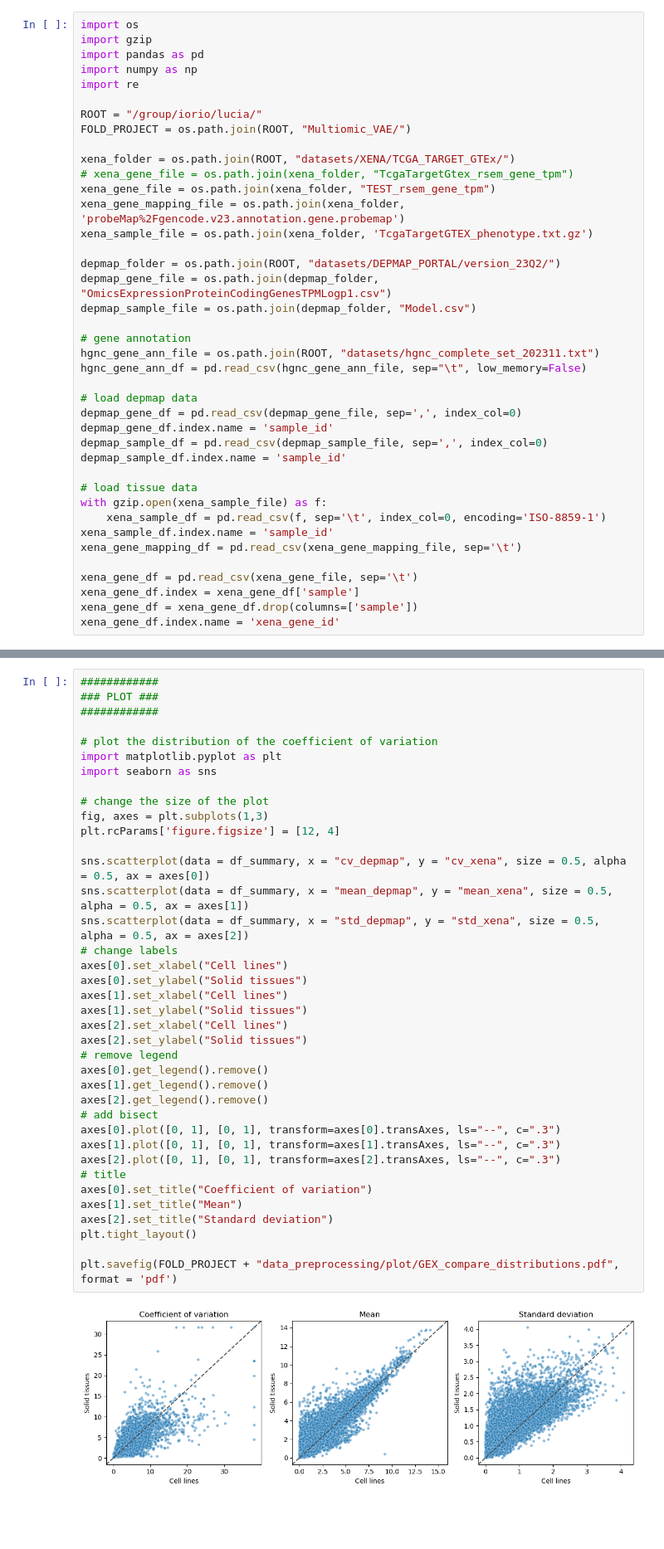
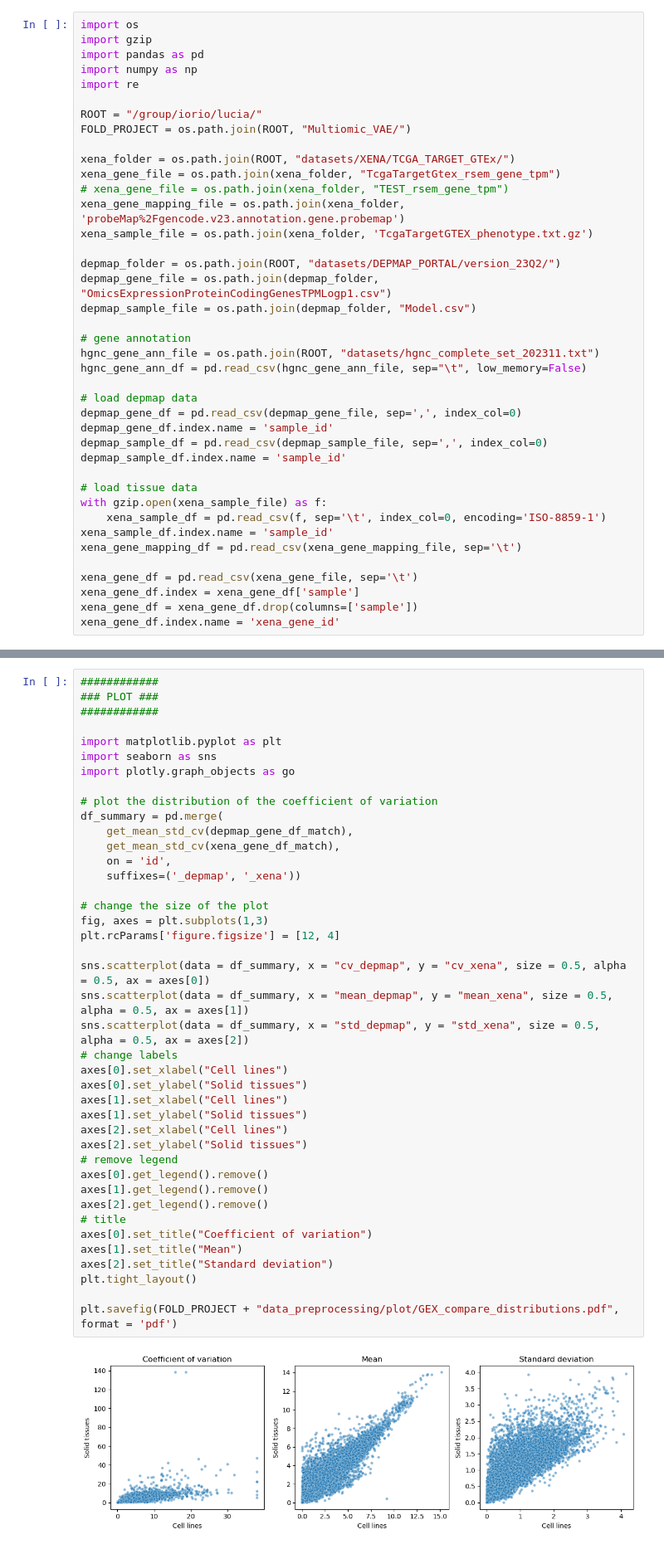
Before and after one commit to luciat-92/Multiomic_VAE, a Jupyter notebook: data/preprocessing.ipynb, the cells around one changed output, grey strips where cells are left out. Shown at 83% size. Saved outputs shown, nothing was run; the diff lists cells and outputs as text; blank space fills up the shorter version.

```diff
--- a/data/preprocessing.ipynb
+++ b/data/preprocessing.ipynb
@@ -9,8 +9,8 @@ ROOT = "/group/iorio/lucia/"
 FOLD_PROJECT = os.path.join(ROOT, "Multiomic_VAE/")
 
 xena_folder = os.path.join(ROOT, "datasets/XENA/TCGA_TARGET_GTEx/")
-# xena_gene_file = os.path.join(xena_folder, "TcgaTargetGtex_rsem_gene_tpm")
-xena_gene_file = os.path.join(xena_folder, "TEST_rsem_gene_tpm")
+xena_gene_file = os.path.join(xena_folder, "TcgaTargetGtex_rsem_gene_tpm")
+# xena_gene_file = os.path.join(xena_folder, "TEST_rsem_gene_tpm")
 xena_gene_mapping_file = os.path.join(xena_folder, 'probeMap%2Fgencode.v23.annotation.gene.probemap')
 xena_sample_file = os.path.join(xena_folder, 'TcgaTargetGTEX_phenotype.txt.gz')
 
@@ -113,38 +159,41 @@ df_summary = pd.merge(
 ### PLOT ###
 ############
 
-# plot the distribution of the coefficient of variation
 import matplotlib.pyplot as plt
 import seaborn as sns
+import plotly.graph_objects as go
+
+# plot the distribution of the coefficient of variation
+df_summary = pd.merge(
+    get_mean_std_cv(depmap_gene_df_match),
+    get_mean_std_cv(xena_gene_df_match),
+    on = 'id',
+    suffixes=('_depmap', '_xena'))
 
 # change the size of the plot
 fig, axes = plt.subplots(1,3)
 plt.rcParams['figure.figsize'] = [12, 4]
 
 sns.scatterplot(data = df_summary, x = "cv_depmap", y = "cv_xena", size = 0.5, alpha = 0.5, ax = axes[0])
 sns.scatterplot(data = df_summary, x = "mean_depmap", y = "mean_xena", size = 0.5, alpha = 0.5, ax = axes[1])
 sns.scatterplot(data = df_summary, x = "std_depmap", y = "std_xena", size = 0.5, alpha = 0.5, ax = axes[2])
 # change labels
 axes[0].set_xlabel("Cell lines")
 axes[0].set_ylabel("Solid tissues")
 axes[1].set_xlabel("Cell lines")
 axes[1].set_ylabel("Solid tissues")
 axes[2].set_xlabel("Cell lines")
 axes[2].set_ylabel("Solid tissues")
 # remove legend
 axes[0].get_legend().remove()
 axes[1].get_legend().remove()
 axes[2].get_legend().remove()
-# add bisect
-axes[0].plot([0, 1], [0, 1], transform=axes[0].transAxes, ls="--", c=".3")
-axes[1].plot([0, 1], [0, 1], transform=axes[1].transAxes, ls="--", c=".3")
-axes[2].plot([0, 1], [0, 1], transform=axes[2].transAxes, ls="--", c=".3")
 # title
 axes[0].set_title("Coefficient of variation")
 axes[1].set_title("Mean")
 axes[2].set_title("Standard deviation")
 plt.tight_layout()
 
 plt.savefig(FOLD_PROJECT + "data_preprocessing/plot/GEX_compare_distributions.pdf", format = 'pdf')
 # %% [output]
-[figure, old version]
+[figure, new version]
```
Also changed, not shown: parts of 8 cells of this notebook, 12 other files.
